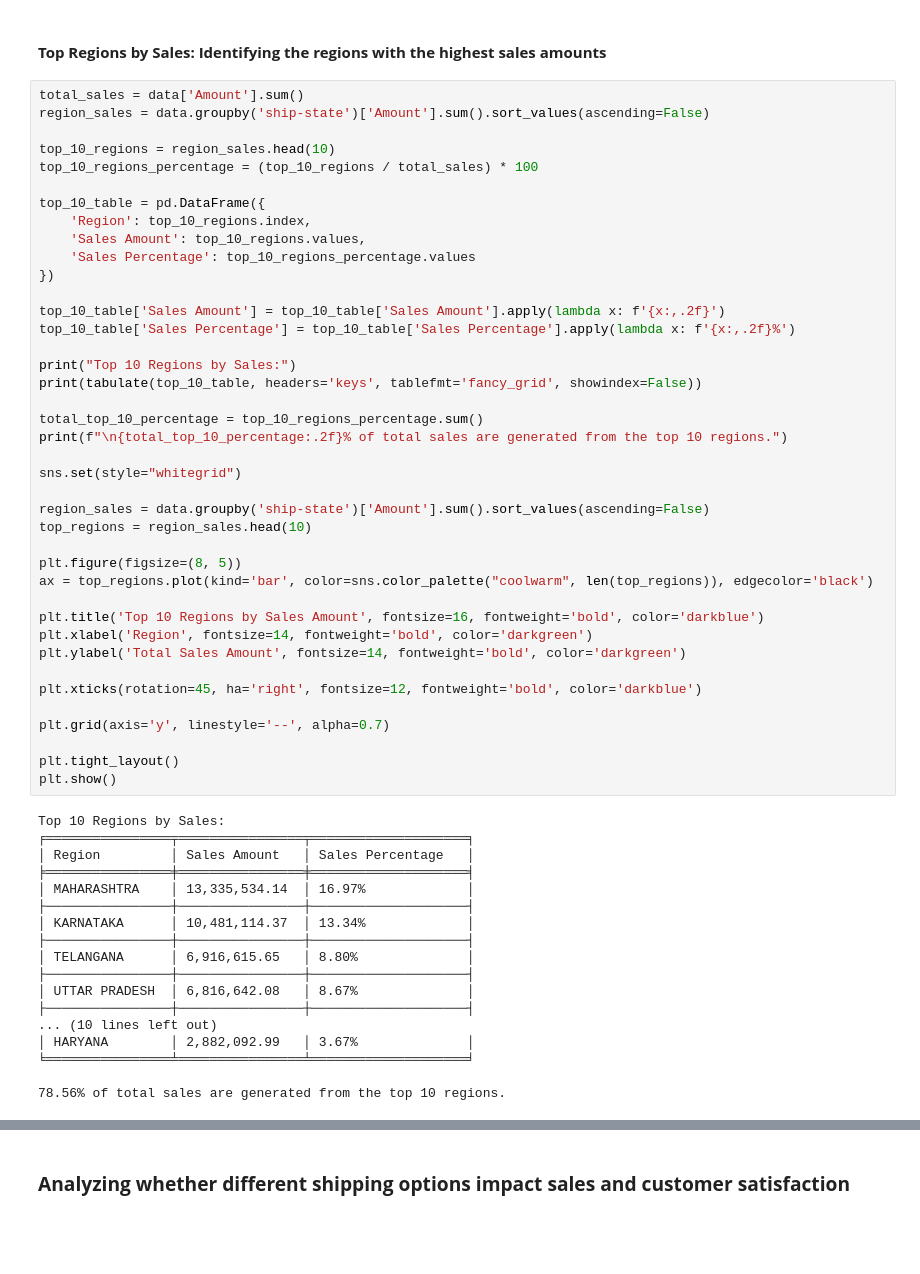
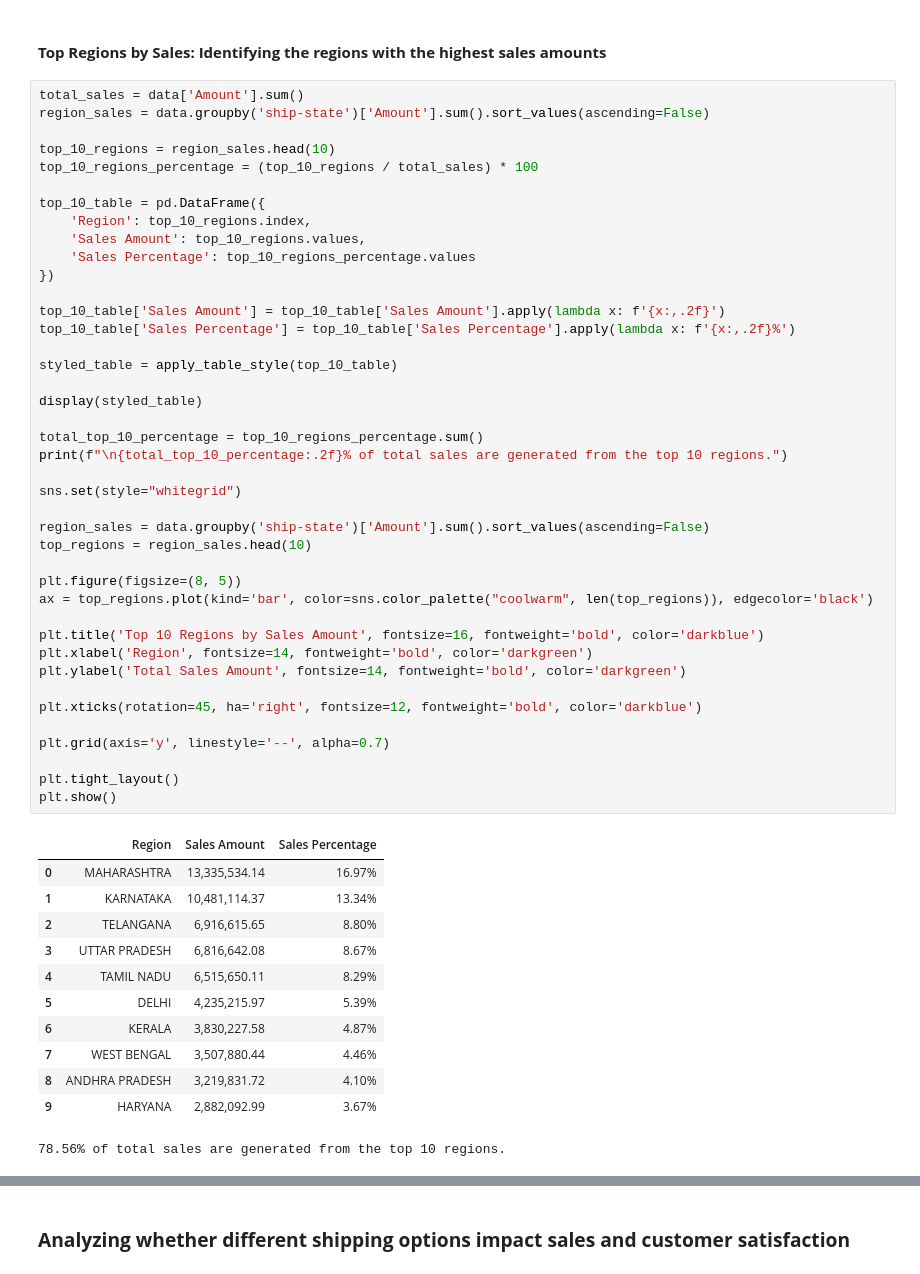
Before and after one commit to Usayed777/PortfolioProjects, a Jupyter notebook: Amazon.ipynb, the cells around one changed output, grey strips where cells are left out. Drawn from its saved outputs; the diff is of its cells as text; blank space fills up the shorter version.

```diff
--- a/Amazon.ipynb
+++ b/Amazon.ipynb
@@ -333,51 +342,47 @@ top_10_table = pd.DataFrame({
     'Sales Amount': top_10_regions.values,
     'Sales Percentage': top_10_regions_percentage.values
 })
 
 top_10_table['Sales Amount'] = top_10_table['Sales Amount'].apply(lambda x: f'{x:,.2f}')
 top_10_table['Sales Percentage'] = top_10_table['Sales Percentage'].apply(lambda x: f'{x:,.2f}%')
 
-print("Top 10 Regions by Sales:")
-print(tabulate(top_10_table, headers='keys', tablefmt='fancy_grid', showindex=False))
+styled_table = apply_table_style(top_10_table)
+
+display(styled_table)
 
 total_top_10_percentage = top_10_regions_percentage.sum()
 print(f"\n{total_top_10_percentage:.2f}% of total sales are generated from the top 10 regions.")
 
 sns.set(style="whitegrid")
 
 region_sales = data.groupby('ship-state')['Amount'].sum().sort_values(ascending=False)
 top_regions = region_sales.head(10)
 
 plt.figure(figsize=(8, 5))
 ax = top_regions.plot(kind='bar', color=sns.color_palette("coolwarm", len(top_regions)), edgecolor='black')
 
 plt.title('Top 10 Regions by Sales Amount', fontsize=16, fontweight='bold', color='darkblue')
 plt.xlabel('Region', fontsize=14, fontweight='bold', color='darkgreen')
 plt.ylabel('Total Sales Amount', fontsize=14, fontweight='bold', color='darkgreen')
 
 plt.xticks(rotation=45, ha='right', fontsize=12, fontweight='bold', color='darkblue')
 
 plt.grid(axis='y', linestyle='--', alpha=0.7)
 
 plt.tight_layout()
 plt.show()
 # %% [output]
+|  | Region | Sales Amount | Sales Percentage |
+| 0 | MAHARASHTRA | 13,335,534.14 | 16.97% |
+| 1 | KARNATAKA | 10,481,114.37 | 13.34% |
+| 2 | TELANGANA | 6,916,615.65 | 8.80% |
+| 3 | UTTAR PRADESH | 6,816,642.08 | 8.67% |
+| 4 | TAMIL NADU | 6,515,650.11 | 8.29% |
+| 5 | DELHI | 4,235,215.97 | 5.39% |
+| 6 | KERALA | 3,830,227.58 | 4.87% |
+| 7 | WEST BENGAL | 3,507,880.44 | 4.46% |
+| 8 | ANDHRA PRADESH | 3,219,831.72 | 4.10% |
+| 9 | HARYANA | 2,882,092.99 | 3.67% |
-Top 10 Regions by Sales:
-╒════════════════╤════════════════╤════════════════════╕
-│ Region         │ Sales Amount   │ Sales Percentage   │
-╞════════════════╪════════════════╪════════════════════╡
-│ MAHARASHTRA    │ 13,335,534.14  │ 16.97%             │
-├────────────────┼────────────────┼────────────────────┤
-│ KARNATAKA      │ 10,481,114.37  │ 13.34%             │
-├────────────────┼────────────────┼────────────────────┤
-│ TELANGANA      │ 6,916,615.65   │ 8.80%              │
-├────────────────┼────────────────┼────────────────────┤
-│ UTTAR PRADESH  │ 6,816,642.08   │ 8.67%              │
-├────────────────┼────────────────┼────────────────────┤
-... (10 lines left out)
-│ HARYANA        │ 2,882,092.99   │ 3.67%              │
-╘════════════════╧════════════════╧════════════════════╛
-
 78.56% of total sales are generated from the top 10 regions.
 [figure]
 # %% [markdown]
```
Also changed, not shown: parts of 9 cells of this notebook.
